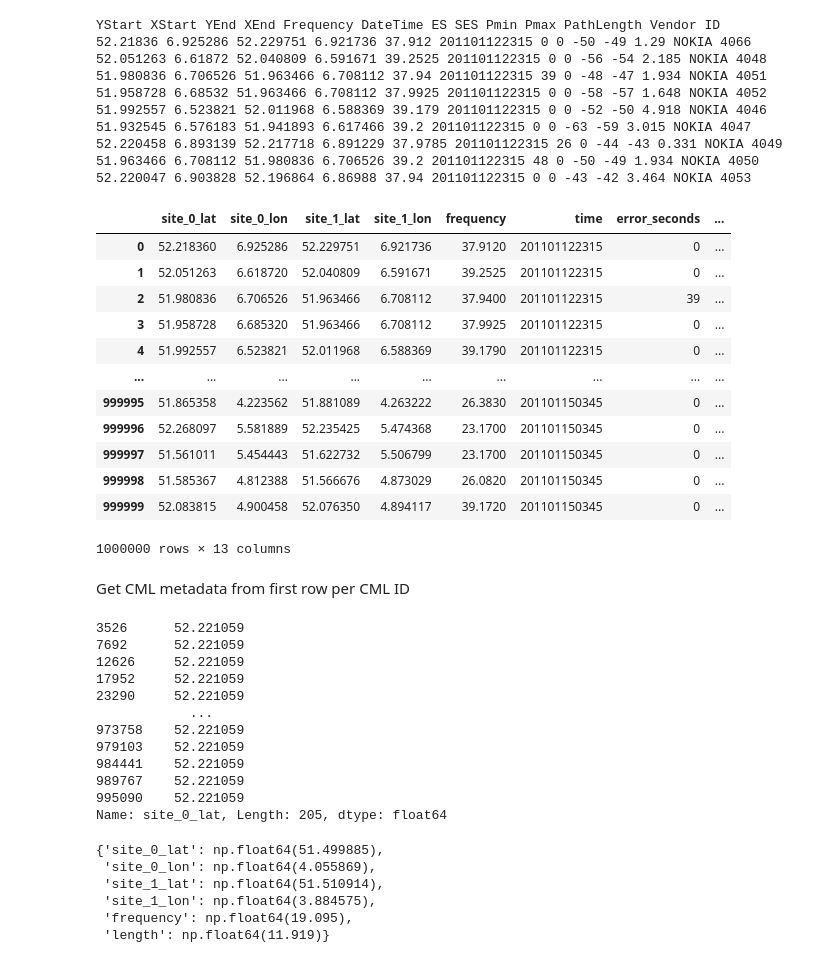
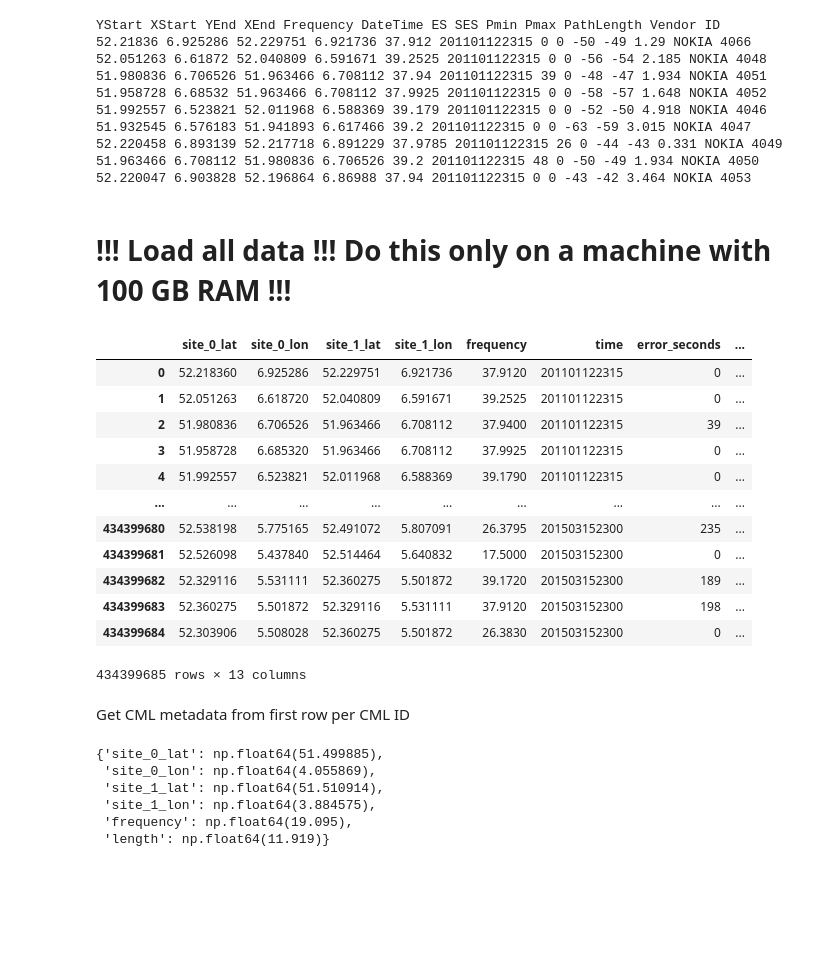
Before and after one commit to OpenSenseAction/GMDI_prototype, a Jupyter notebook: notebooks/CML_data_Netherlands_to_Zarr.ipynb, the cells around one changed output. Saved outputs shown, nothing was run; the diff lists cells and outputs as text; code cells hidden in the pictures; blank space fills up the shorter version.

Commit message:
ugly notebook to parse data to Zarr, note that the to_zarr part produces a lot of warnings and the notebook was not saved at the latest stage

```diff
--- a/notebooks/CML_data_Netherlands_to_Zarr.ipynb
+++ b/notebooks/CML_data_Netherlands_to_Zarr.ipynb
@@ -24,64 +23,51 @@ YStart XStart YEnd XEnd Frequency DateTime ES SES Pmin Pmax PathLength Vendor ID
 52.220458 6.893139 52.217718 6.891229 37.9785 201101122315 26 0 -44 -43 0.331 NOKIA 4049
 51.963466 6.708112 51.980836 6.706526 39.2 201101122315 48 0 -50 -49 1.934 NOKIA 4050
 52.220047 6.903828 52.196864 6.86988 37.94 201101122315 0 0 -43 -42 3.464 NOKIA 4053
+# %% [markdown]
+# !!! Load all data !!! Do this only on a machine with 100 GB RAM !!!
 # %%
 import pandas as pd
 
 df = pd.read_csv(
-    'data/IDRawCMLdata.dat',
-    nrows=1000000,
+    '/bg/data/CML/data/other_data/netherlands_cml_data/IDRawCMLdata.dat',
+    #nrows=1000000,
     sep=" ",
     header=0,
 )
 
 df = df.rename(columns=
     {
         'YStart': 'site_0_lat',
         'XStart': 'site_0_lon',
         'YEnd': 'site_1_lat',
         'XEnd': 'site_1_lon',
         'Frequency': 'frequency',
         'DateTime': 'time',
         'ES': 'error_seconds',
         'SES': 'sever_error_seconds',
         'Pmin': 'pmin',
         'Pmax': 'pmax',
         'PathLength': 'length',
         'ID': 'cml_id', # this is not correct since these are sublinks, but I have no time to do it correctly...
      }
 )
 df
 # %% [output]
 |  | site_0_lat | site_0_lon | site_1_lat | site_1_lon | frequency | time | error_seconds | ... |
 | 0 | 52.218360 | 6.925286 | 52.229751 | 6.921736 | 37.9120 | 201101122315 | 0 | ... |
 | 1 | 52.051263 | 6.618720 | 52.040809 | 6.591671 | 39.2525 | 201101122315 | 0 | ... |
 | 2 | 51.980836 | 6.706526 | 51.963466 | 6.708112 | 37.9400 | 201101122315 | 39 | ... |
 | 3 | 51.958728 | 6.685320 | 51.963466 | 6.708112 | 37.9925 | 201101122315 | 0 | ... |
 | 4 | 51.992557 | 6.523821 | 52.011968 | 6.588369 | 39.1790 | 201101122315 | 0 | ... |
 | ... | ... | ... | ... | ... | ... | ... | ... | ... |
-| 999995 | 51.865358 | 4.223562 | 51.881089 | 4.263222 | 26.3830 | 201101150345 | 0 | ... |
-| 999996 | 52.268097 | 5.581889 | 52.235425 | 5.474368 | 23.1700 | 201101150345 | 0 | ... |
-| 999997 | 51.561011 | 5.454443 | 51.622732 | 5.506799 | 23.1700 | 201101150345 | 0 | ... |
-| 999998 | 51.585367 | 4.812388 | 51.566676 | 4.873029 | 26.0820 | 201101150345 | 0 | ... |
-| 999999 | 52.083815 | 4.900458 | 52.076350 | 4.894117 | 39.1720 | 201101150345 | 0 | ... |
+| 434399680 | 52.538198 | 5.775165 | 52.491072 | 5.807091 | 26.3795 | 201503152300 | 235 | ... |
+| 434399681 | 52.526098 | 5.437840 | 52.514464 | 5.640832 | 17.5000 | 201503152300 | 0 | ... |
+| 434399682 | 52.329116 | 5.531111 | 52.360275 | 5.501872 | 39.1720 | 201503152300 | 189 | ... |
+| 434399683 | 52.360275 | 5.501872 | 52.329116 | 5.531111 | 37.9120 | 201503152300 | 198 | ... |
+| 434399684 | 52.303906 | 5.508028 | 52.360275 | 5.501872 | 26.3830 | 201503152300 | 0 | ... |
-1000000 rows × 13 columns
+434399685 rows × 13 columns
 # %% [markdown]
 Get CML metadata from first row per CML ID
-# %%
-g['site_0_lat']
-# %% [output]
-3526      52.221059
-7692      52.221059
-12626     52.221059
-17952     52.221059
-23290     52.221059
-            ...
-973758    52.221059
-979103    52.221059
-984441    52.221059
-989767    52.221059
-995090    52.221059
-Name: site_0_lat, Length: 205, dtype: float64
 # %%
 metadata_dict = {}
 for cml_id, g in  df.groupby('cml_id'):
```
Also changed, not shown: parts of 57 cells of this notebook.
